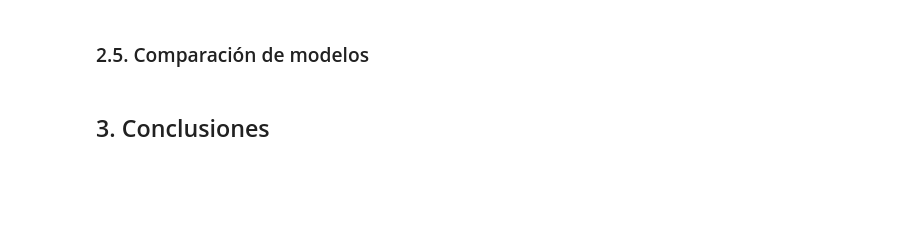
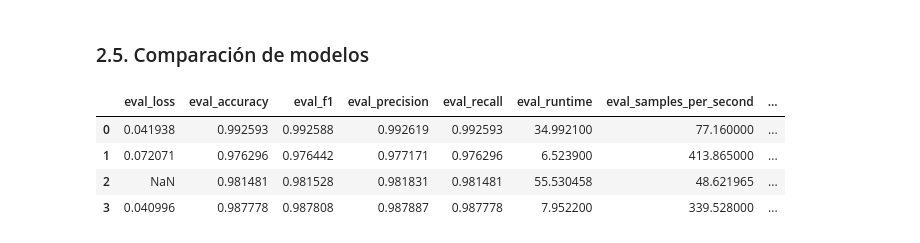
Before and after one commit to brunomaso1/vision-transformer, a Jupyter notebook: notebooks/4.01-analisis-resultados.ipynb, the cells around one changed output. Cells and saved outputs as stored; diff of their text form; code cells hidden in the pictures; blank space fills up the shorter version.

```diff
--- a/notebooks/4.01-analisis-resultados.ipynb
+++ b/notebooks/4.01-analisis-resultados.ipynb
@@ -97,7 +101,7 @@ from vision_transformer.plots import plot_radar_chart
 swinv2 = pd.read_csv(MODELS_DIR_SIWNV2_LARGE / METRICS_FILENAME)
 cvt = pd.read_csv(MODELS_DIR_CVT_21 / METRICS_FILENAME)
 yolov11 = pd.read_csv(MODEL_DIR_YOLOV11_M / METRICS_FILENAME)
-# vit_base = pd.read_csv(MODELS_DIR / "vit_base_metrics.csv")
+vit_base = pd.read_csv(MODELS_DIR_VIT_BASE / METRICS_FILENAME)
 # %% [markdown]
 ## 2. Análisis de resultados <a name="analisis-de-resultados"></a>
 # %% [markdown]
@@ -141,9 +157,16 @@ yolov11 = pd.read_csv(MODEL_DIR_YOLOV11_M / METRICS_FILENAME)
 swinv2['Model'] = 'SwinV2'
 cvt['Model'] = 'CvT-21'
 yolov11['Model'] = 'YOLOv11-M'
-df = pd.concat([swinv2, cvt, yolov11], ignore_index=True)
+vit_base['Model'] = 'ViT Base'
+df = pd.concat([swinv2, cvt, yolov11, vit_base], ignore_index=True)
 metrics = ['eval_accuracy', 'eval_f1', 'eval_precision', 'eval_recall']
 
-plot_radar_chart(df, metrics, title='Comparación final entre modelos', filename="model_comparation", range_values=[0.97, 0.9959])
+plot_radar_chart(df, metrics, title='Comparación final entre modelos', filename="model_comparation", range_values=[0.97, 0.9959], fig_size=(800, 600))
-# %% [markdown]
-## 3. Conclusiones <a name="conclusiones"></a>
+# %%
+df
+# %% [output]
+|  | eval_loss | eval_accuracy | eval_f1 | eval_precision | eval_recall | eval_runtime | eval_samples_per_second | ... |
+| 0 | 0.041938 | 0.992593 | 0.992588 | 0.992619 | 0.992593 | 34.992100 | 77.160000 | ... |
+| 1 | 0.072071 | 0.976296 | 0.976442 | 0.977171 | 0.976296 | 6.523900 | 413.865000 | ... |
+| 2 | NaN | 0.981481 | 0.981528 | 0.981831 | 0.981481 | 55.530458 | 48.621965 | ... |
+| 3 | 0.040996 | 0.987778 | 0.987808 | 0.987887 | 0.987778 | 7.952200 | 339.528000 | ... |
```
Also changed, not shown: parts of 8 cells of this notebook, 19 other files.
